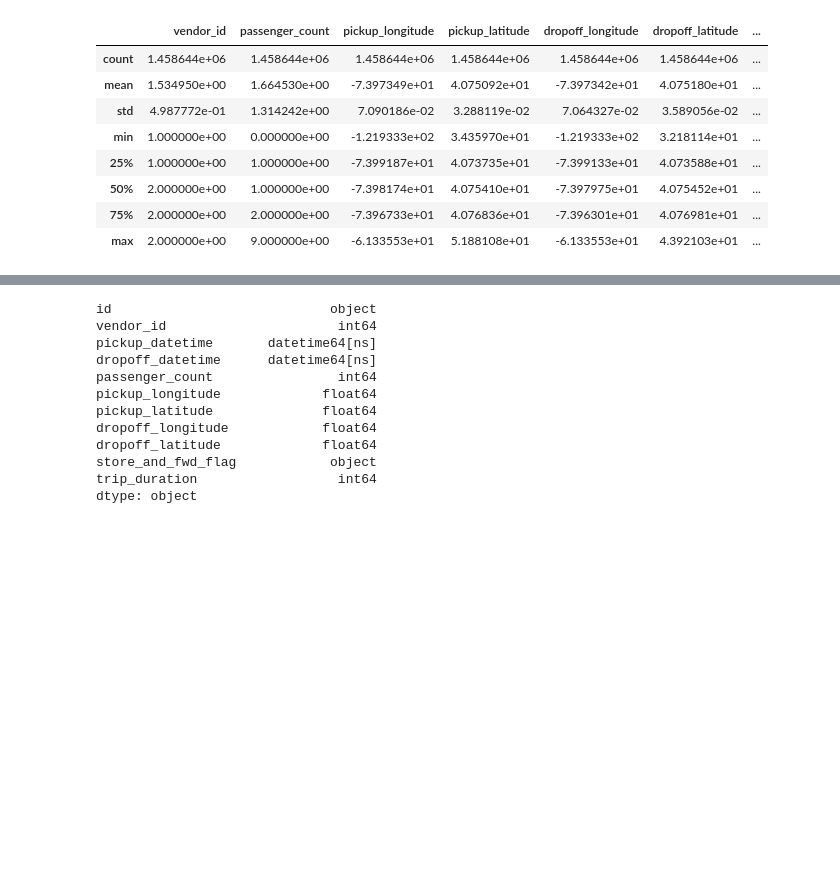
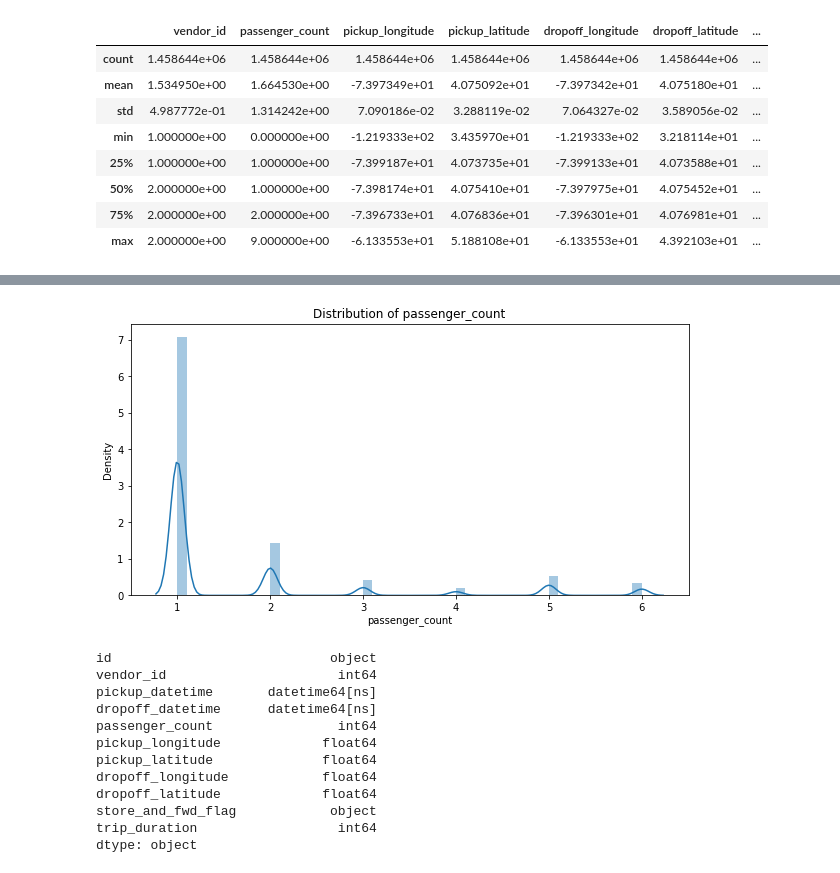
Before and after one commit to Prashant-Shaw/NYC-Taxi-Trip-Time-Prediction, a Jupyter notebook: NYC_Taxi_Trip_Time_Prediction_Capstone_Project.ipynb, the cells around one changed output, grey strips where cells are left out. Saved outputs shown, nothing was run; the diff lists cells and outputs as text; code cells hidden in the pictures; blank space fills up the shorter version.

```diff
--- a/NYC_Taxi_Trip_Time_Prediction_Capstone_Project.ipynb
+++ b/NYC_Taxi_Trip_Time_Prediction_Capstone_Project.ipynb
@@ -195,3 +244,11 @@ From the above description we infer that -
+# %%
+#Checking the distribution of passenger_count after removing the outliers.
+plt.figure(figsize=(10,5))
+plt.title("Distribution of passenger_count")
+sns.distplot(nyc_taxi_df['passenger_count'])
+plt.show()
+# %% [output]
+[figure, added]
 # %%
 #Changing the dtype of pickup_datetime & dropoff_datetime from object type to datetime.
 nyc_taxi_df['pickup_datetime'] = pd.to_datetime(nyc_taxi_df['pickup_datetime'])
```
Also changed, not shown: parts of 29 cells of this notebook.
